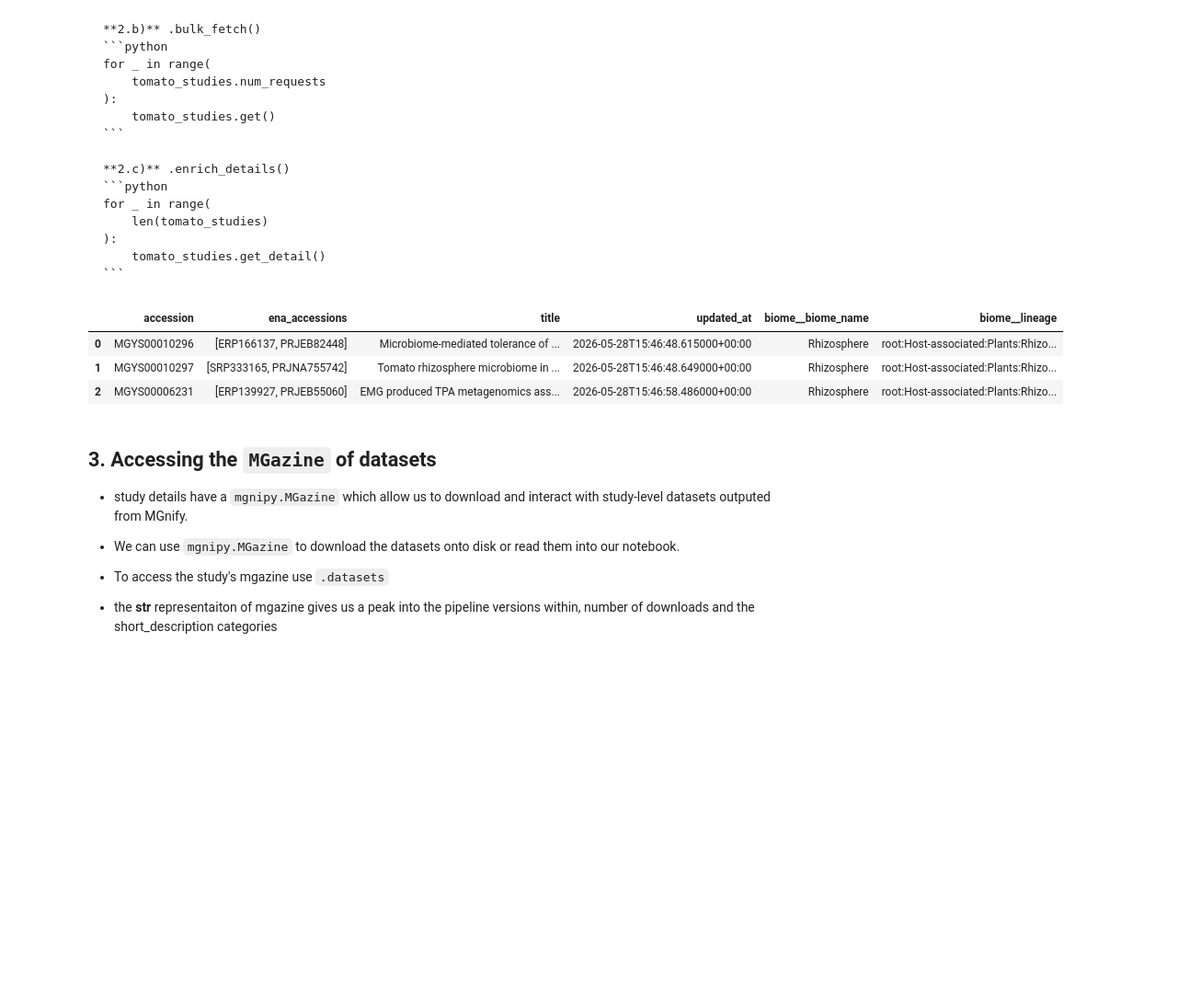
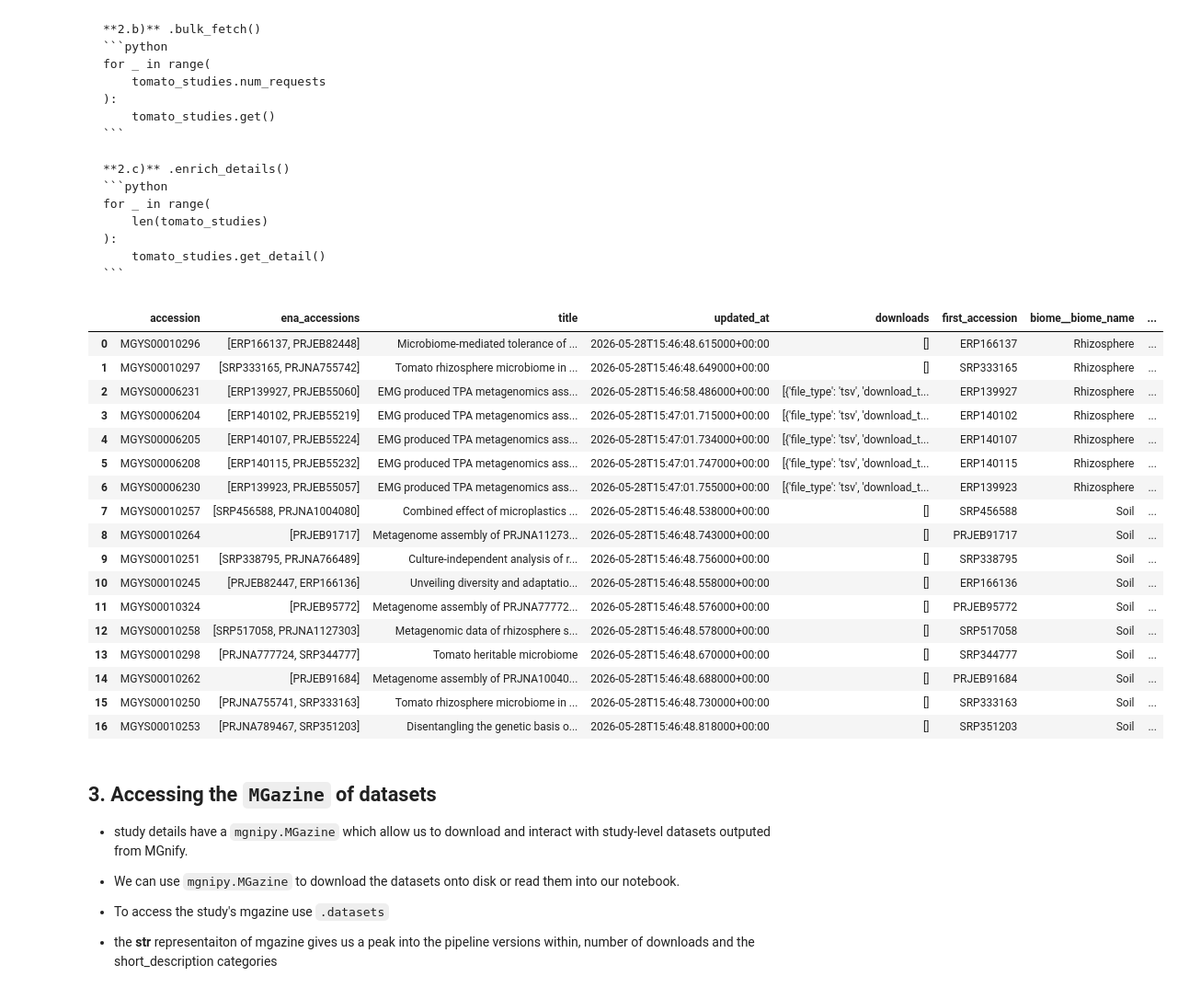
Before and after one commit to EBI-Metagenomics/mgnipy, a Jupyter notebook: docs/notebooks/getting-started/4_downloading_data.ipynb, the cells around one changed output. Shown at 92% size. Saved outputs shown, nothing was run; the diff lists cells and outputs as text; code cells hidden in the pictures; blank space fills up the shorter version.

```diff
--- a/docs/notebooks/getting-started/4_downloading_data.ipynb
+++ b/docs/notebooks/getting-started/4_downloading_data.ipynb
@@ -65,26 +61,0 @@ for _ in range(
-# %%
-from mgnipy import MGnipy
-
-# 1. init with default config
-MG = MGnipy(
-    cache_dir="downloads"
-)
-
-# 2.a) setup studies mgnifier (build queries)
-tomato_studies = MG.studies(
-    biome_lineage="root:Host-associated:Plants:Rhizosphere", search="tomato", page_size=3
-)
-
-# 2.b) execute the list query (get the study list)
-tomato_studies.bulk_fetch(limit=1)
-
-# 2.c) get the study list (execute all detail queries)
-await tomato_studies.aenrich_details()
-
-# take a look at the studies details results as a pandas df
-tomato_studies.metadata.to_pandas(expand_nested_dicts=True)
-# %% [output]
-|  | accession | ena_accessions | title | updated_at | biome__biome_name | biome__lineage |
-| 0 | MGYS00010296 | [ERP166137, PRJEB82448] | Microbiome-mediated tolerance of ... | 2026-05-28T15:46:48.615000+00:00 | Rhizosphere | root:Host-associated:Plants:Rhizo... |
-| 1 | MGYS00010297 | [SRP333165, PRJNA755742] | Tomato rhizosphere microbiome in ... | 2026-05-28T15:46:48.649000+00:00 | Rhizosphere | root:Host-associated:Plants:Rhizo... |
-| 2 | MGYS00006231 | [ERP139927, PRJEB55060] | EMG produced TPA metagenomics ass... | 2026-05-28T15:46:58.486000+00:00 | Rhizosphere | root:Host-associated:Plants:Rhizo... |
@@ -91,3 +74,32 @@ tomato_studies.metadata.to_pandas(expand_nested_dicts=True)
+# %%
+with MG:
+    # 2.b) execute the list query (get the study list)
+    tomato_studies.bulk_fetch()
+
+    # 2.c) get the study list (execute all detail queries)
+    tomato_studies.enrich_details()
+
+# take a look at the studies details results as a pandas df
+tomato_studies.detailed_metadata.to_pandas(expand_nested_dicts=True)
+# %% [output]
+|  | accession | ena_accessions | title | updated_at | downloads | first_accession | biome__biome_name | ... |
+| 0 | MGYS00010296 | [ERP166137, PRJEB82448] | Microbiome-mediated tolerance of ... | 2026-05-28T15:46:48.615000+00:00 | [] | ERP166137 | Rhizosphere | ... |
+| 1 | MGYS00010297 | [SRP333165, PRJNA755742] | Tomato rhizosphere microbiome in ... | 2026-05-28T15:46:48.649000+00:00 | [] | SRP333165 | Rhizosphere | ... |
+| 2 | MGYS00006231 | [ERP139927, PRJEB55060] | EMG produced TPA metagenomics ass... | 2026-05-28T15:46:58.486000+00:00 | [{'file_type': 'tsv', 'download_t... | ERP139927 | Rhizosphere | ... |
+| 3 | MGYS00006204 | [ERP140102, PRJEB55219] | EMG produced TPA metagenomics ass... | 2026-05-28T15:47:01.715000+00:00 | [{'file_type': 'tsv', 'download_t... | ERP140102 | Rhizosphere | ... |
+| 4 | MGYS00006205 | [ERP140107, PRJEB55224] | EMG produced TPA metagenomics ass... | 2026-05-28T15:47:01.734000+00:00 | [{'file_type': 'tsv', 'download_t... | ERP140107 | Rhizosphere | ... |
+| 5 | MGYS00006208 | [ERP140115, PRJEB55232] | EMG produced TPA metagenomics ass... | 2026-05-28T15:47:01.747000+00:00 | [{'file_type': 'tsv', 'download_t... | ERP140115 | Rhizosphere | ... |
+| 6 | MGYS00006230 | [ERP139923, PRJEB55057] | EMG produced TPA metagenomics ass... | 2026-05-28T15:47:01.755000+00:00 | [{'file_type': 'tsv', 'download_t... | ERP139923 | Rhizosphere | ... |
+| 7 | MGYS00010257 | [SRP456588, PRJNA1004080] | Combined effect of microplastics ... | 2026-05-28T15:46:48.538000+00:00 | [] | SRP456588 | Soil | ... |
+| 8 | MGYS00010264 | [PRJEB91717] | Metagenome assembly of PRJNA11273... | 2026-05-28T15:46:48.743000+00:00 | [] | PRJEB91717 | Soil | ... |
+| 9 | MGYS00010251 | [SRP338795, PRJNA766489] | Culture-independent analysis of r... | 2026-05-28T15:46:48.756000+00:00 | [] | SRP338795 | Soil | ... |
+| 10 | MGYS00010245 | [PRJEB82447, ERP166136] | Unveiling diversity and adaptatio... | 2026-05-28T15:46:48.558000+00:00 | [] | ERP166136 | Soil | ... |
+| 11 | MGYS00010324 | [PRJEB95772] | Metagenome assembly of PRJNA77772... | 2026-05-28T15:46:48.576000+00:00 | [] | PRJEB95772 | Soil | ... |
+| 12 | MGYS00010258 | [SRP517058, PRJNA1127303] | Metagenomic data of rhizosphere s... | 2026-05-28T15:46:48.578000+00:00 | [] | SRP517058 | Soil | ... |
+| 13 | MGYS00010298 | [PRJNA777724, SRP344777] | Tomato heritable microbiome | 2026-05-28T15:46:48.670000+00:00 | [] | SRP344777 | Soil | ... |
+| 14 | MGYS00010262 | [PRJEB91684] | Metagenome assembly of PRJNA10040... | 2026-05-28T15:46:48.688000+00:00 | [] | PRJEB91684 | Soil | ... |
+| 15 | MGYS00010250 | [PRJNA755741, SRP333163] | Tomato rhizosphere microbiome in ... | 2026-05-28T15:46:48.730000+00:00 | [] | SRP333163 | Soil | ... |
+| 16 | MGYS00010253 | [PRJNA789467, SRP351203] | Disentangling the genetic basis o... | 2026-05-28T15:46:48.818000+00:00 | [] | SRP351203 | Soil | ... |
 # %% [markdown]
 ## 3. Accessing the `MGazine` of datasets
 
```
Also changed, not shown: parts of 15 cells of this notebook, 1 other file.
